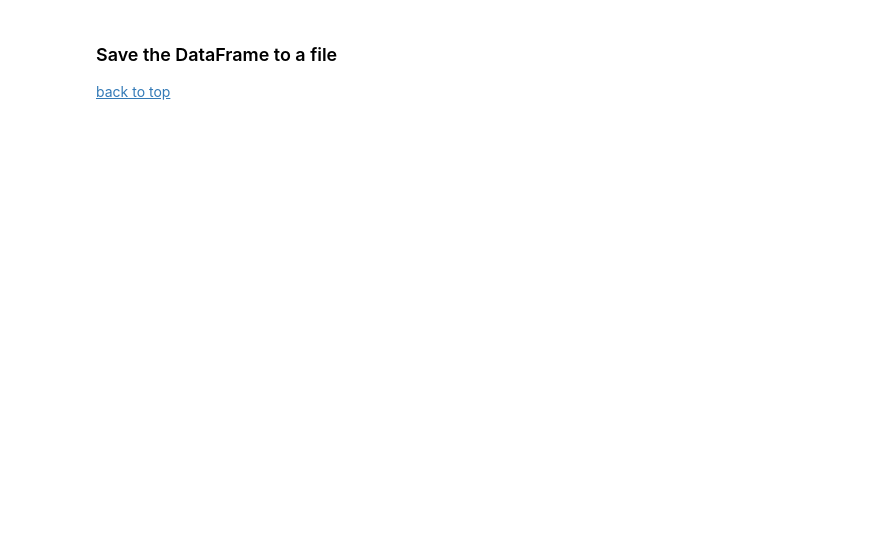
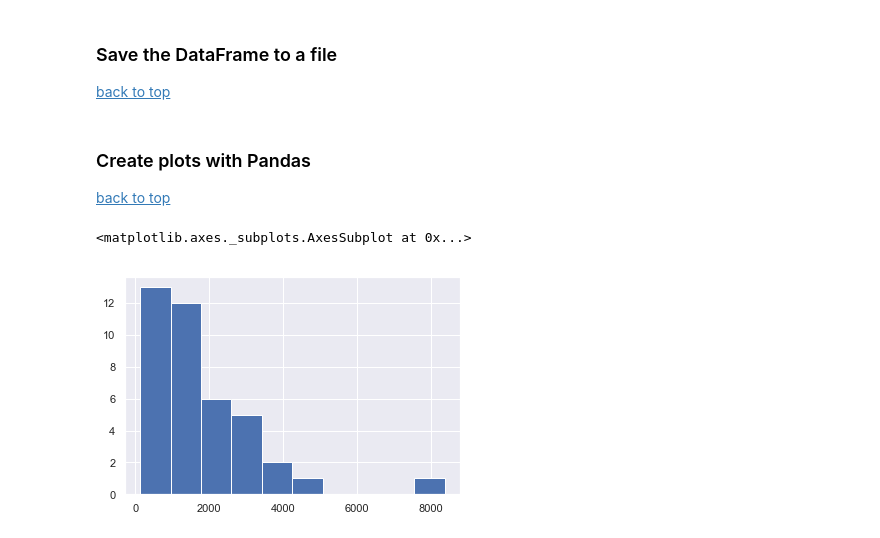
Before and after one commit to batterio/introduction_to_python, a Jupyter notebook: notebooks/matplotlib_pandas.ipynb, the cells around one changed output. Cells and saved outputs as stored; diff of their text form; code cells hidden in the pictures; blank space fills up the shorter version.

```diff
--- a/notebooks/matplotlib_pandas.ipynb
+++ b/notebooks/matplotlib_pandas.ipynb
@@ -335,3 +415,11 @@ df.head(3)
 [back to top](matplotlib_pandas.ipynb#Index)
 # %%
 df.to_csv('../data/yeast_genes_chrom2_strand.txt', sep='\t', header=True, index=False)
+# %% [markdown]
+### Create plots with Pandas
+[back to top](matplotlib_pandas.ipynb#Index)
+# %%
+df['Length'].hist()
+# %% [output]
+<matplotlib.axes._subplots.AxesSubplot at 0x...>
+[figure, added]
```
Also changed, not shown: parts of 41 cells of this notebook.
